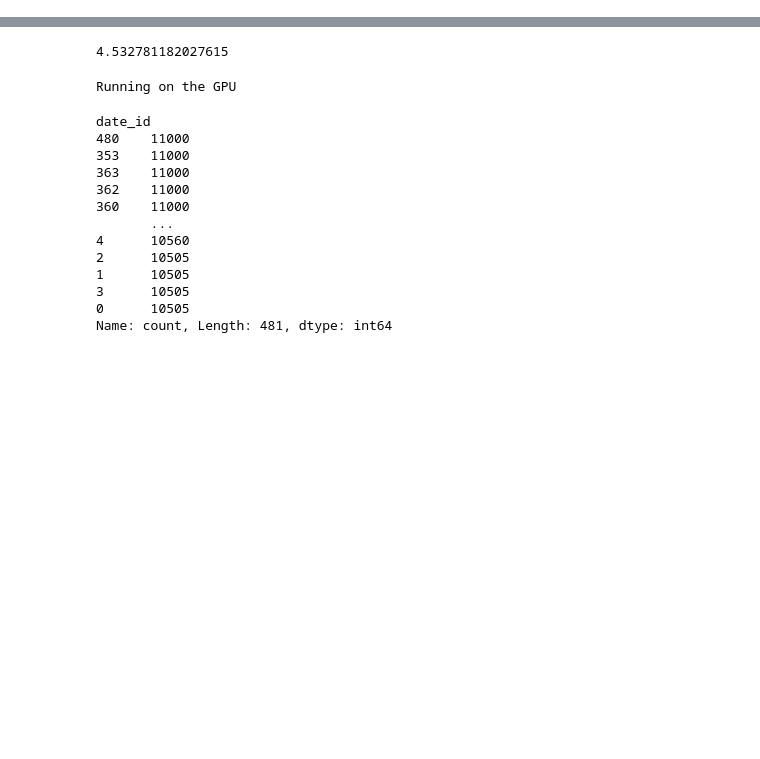
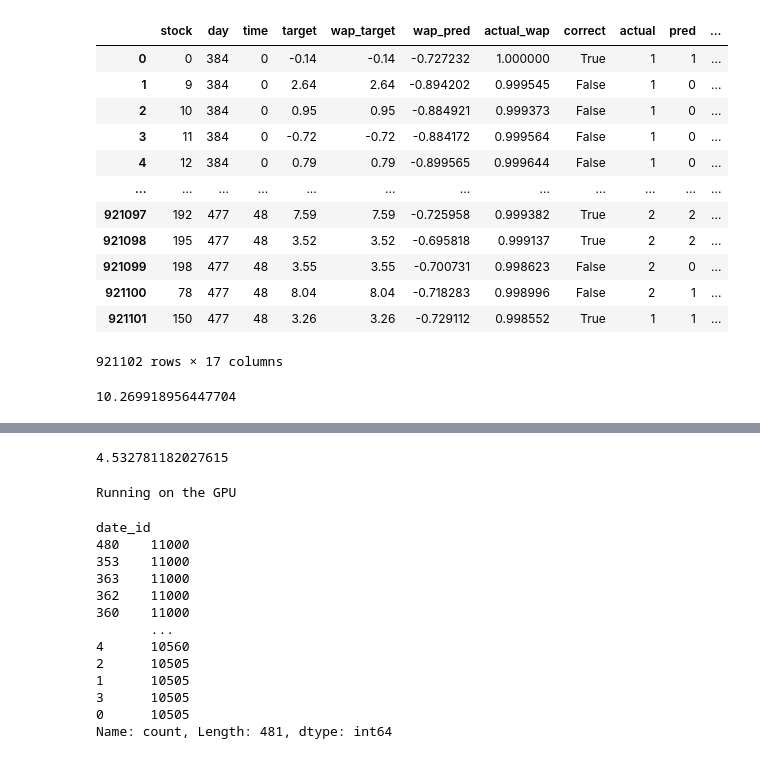
Before and after one commit to nickojelly/OptiverKaggle, a Jupyter notebook: Optiver_data_exp.ipynb, the cells around one changed output, grey strips where cells are left out. Drawn from its saved outputs; the diff is of its cells as text; code cells hidden in the pictures; blank space fills up the shorter version.

```diff
--- a/Optiver_data_exp.ipynb
+++ b/Optiver_data_exp.ipynb
@@ -32,0 +83,2 @@ val_data
+# %%
+val_data['UnitGroup'] = pd.qcut(val_data['wap_target'], q=5)
@@ -32,0 +115,6 @@ val_data
+# %%
+val_data_merged = val_data.merge(means,how='inner',on='UnitGroup')
+val_data_merged = val_data
+# %%
+val_data_merged['loss_to_mean'] = abs(val_data_merged['mean_wap']-val_data_merged['wap_target'])
+val_data_merged.groupby('UnitGroup')['loss_to_mean'].sum()/val_data_merged['loss_to_mean'].sum()
@@ -32,0 +129,16 @@ val_data
+# %%
+val_data_merged
+# %% [output]
+|  | stock | day | time | target | wap_target | wap_pred | actual_wap | correct | actual | pred | ... |
+| 0 | 0 | 384 | 0 | -0.14 | -0.14 | -0.727232 | 1.000000 | True | 1 | 1 | ... |
+| 1 | 9 | 384 | 0 | 2.64 | 2.64 | -0.894202 | 0.999545 | False | 1 | 0 | ... |
+| 2 | 10 | 384 | 0 | 0.95 | 0.95 | -0.884921 | 0.999373 | False | 1 | 0 | ... |
+| 3 | 11 | 384 | 0 | -0.72 | -0.72 | -0.884172 | 0.999564 | False | 1 | 0 | ... |
+| 4 | 12 | 384 | 0 | 0.79 | 0.79 | -0.899565 | 0.999644 | False | 1 | 0 | ... |
+| ... | ... | ... | ... | ... | ... | ... | ... | ... | ... | ... | ... |
+| 921097 | 192 | 477 | 48 | 7.59 | 7.59 | -0.725958 | 0.999382 | True | 2 | 2 | ... |
+| 921098 | 195 | 477 | 48 | 3.52 | 3.52 | -0.695818 | 0.999137 | True | 2 | 2 | ... |
+| 921099 | 198 | 477 | 48 | 3.55 | 3.55 | -0.700731 | 0.998623 | False | 2 | 0 | ... |
+| 921100 | 78 | 477 | 48 | 8.04 | 8.04 | -0.718283 | 0.998996 | False | 2 | 1 | ... |
+| 921101 | 150 | 477 | 48 | 3.26 | 3.26 | -0.729112 | 0.998552 | True | 1 | 1 | ... |
+921102 rows × 17 columns
@@ -32,0 +173,5 @@ val_data
+# %%
+val_data['loss_adj'] = abs(val_data.wap_category-val_data.wap_target)
+val_data['loss_adj'].mean()
+# %% [output]
+10.269918956447704
```
Also changed, not shown: parts of 15 cells of this notebook, 4 other files.
